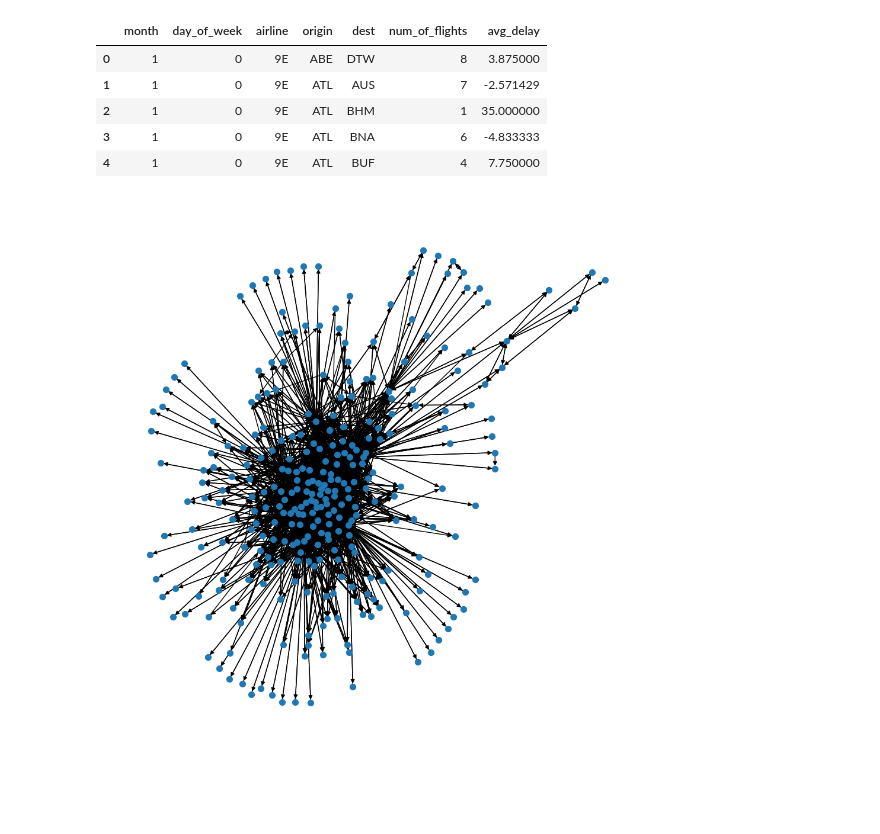
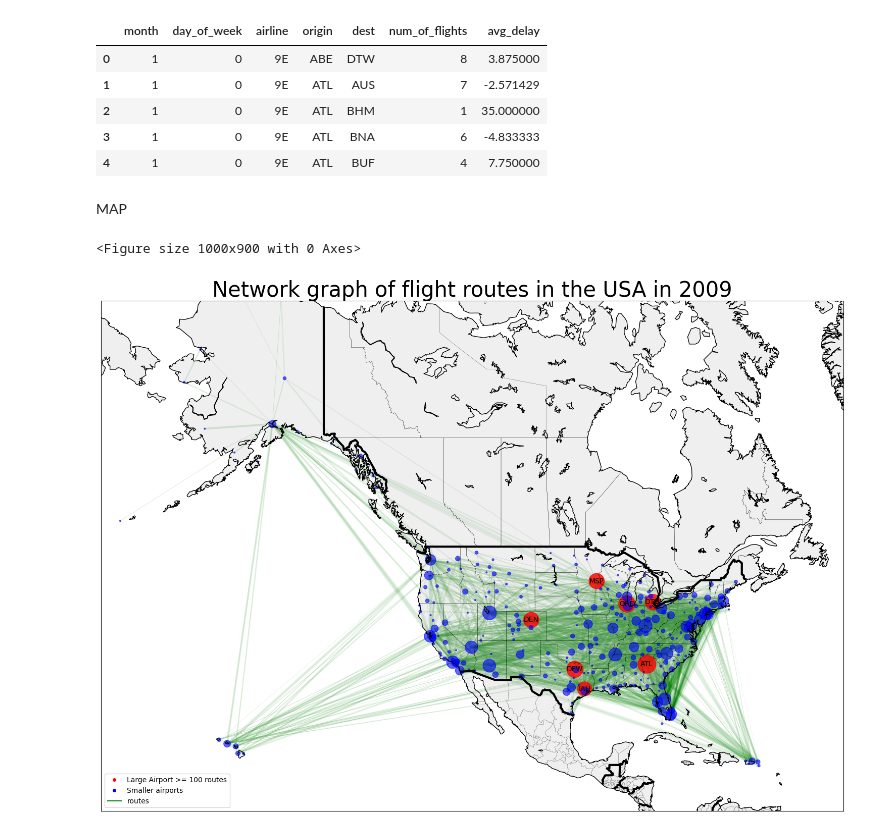
Before and after one commit to cheungbrenden/math168project, a Jupyter notebook: alan.ipynb, the cells around one changed output. Cells and saved outputs as stored; diff of their text form; code cells hidden in the pictures; blank space fills up the shorter version.

```diff
--- a/alan.ipynb
+++ b/alan.ipynb
@@ -17,14 +15,6 @@ data_2009.head()
 | 3 | 1 | 0 | 9E | ATL | BNA | 6 | -4.833333 |
 | 4 | 1 | 0 | 9E | ATL | BUF | 4 | 7.750000 |
 # %%
-G = nx.from_pandas_edgelist(data_2009, source='origin', target='dest', edge_attr=['num_of_flights', 'avg_delay'], create_using=nx.DiGraph)
+G_2009 = nx.from_pandas_edgelist(data_2009, source='origin', target='dest', edge_attr=['num_of_flights', 'avg_delay'], create_using=nx.DiGraph)
-# %%
-pos = nx.spring_layout(G)
-#Uses the Fruchterman-Reingold force-directed algorith, to position nodes and minimize overlapping
-#Note: for larger graphs, these positioning algorithms can be quite slow
-
-#We can also make the figure bigger so the graph is less squished
-fig, ax = plt.subplots(figsize = (12, 12)) #Create 12 inches x 12 inches figure. We include ax = ax in nx.draw to draw on this figure
-nx.draw(G, pos, node_size = 50)
-# %% [output]
-[figure, removed]
+# %% [markdown]
+MAP
@@ -30,0 +71,5 @@ nx.draw(G, pos, node_size = 50)
+# %%
+viz_map(data_2009, 2009)
+# %% [output]
+<Figure size 1000x900 with 0 Axes>
+[figure, added]
```
Also changed, not shown: parts of 2 cells of this notebook, 4 other files.
